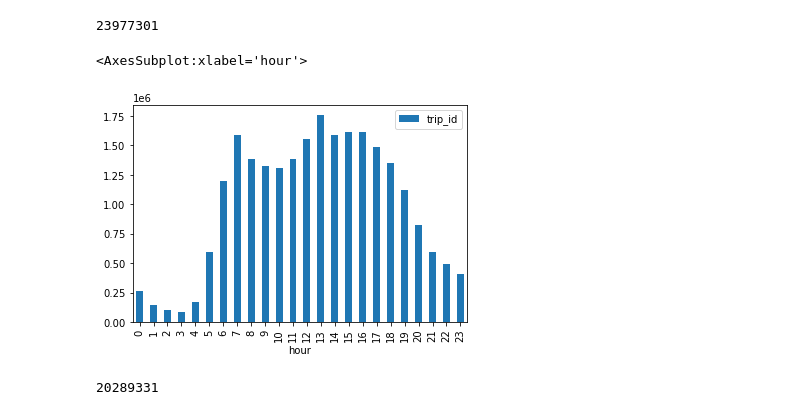
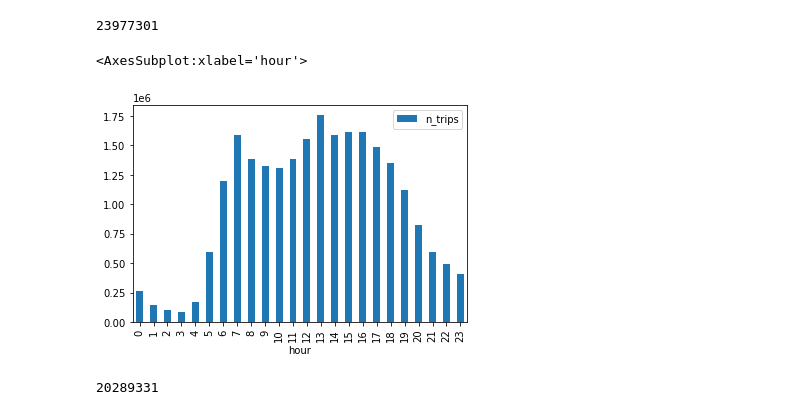
Before and after one commit to marlinarnz/quetzal_germany, a Jupyter notebook: notebooks/prep14_bus.ipynb, the cells around one changed output. Saved outputs shown, nothing was run; the diff lists cells and outputs as text; code cells hidden in the pictures.

Commit message:
created new frequencies table for universal time choice of PT graph

```diff
--- a/notebooks/prep14_bus.ipynb
+++ b/notebooks/prep14_bus.ipynb
@@ -101,15 +101,16 @@ len(trips)
 # Get the start hour
 trips['hour'] = trips['arrival_time'].apply(lambda s: s.split(':')[0]).astype(int)
 # Correct overnight trip's hours
-trips.loc[trips['hour']>=24, 'hour'] = trips.loc[trips['hour']>=24, 'hour'] - 24
+trips.loc[trips['hour']>=24, 'hour'] -= 24
 # %%
 # Get stop frequencies for each hour
-frequencies = trips.groupby(['hour', 'stop_id']).agg({'trip_id': 'count'})
+frequencies = trips.groupby(['hour', 'stop_id', 'trip_id']
+                           )['trip_id'].count().rename('n_trips').reset_index()
 # %%
-frequencies.reset_index().groupby('hour').agg({'trip_id':'sum'}).plot.bar()
+frequencies.reset_index().groupby('hour').agg({'n_trips':'sum'}).plot.bar()
 # %% [output]
 <AxesSubplot:xlabel='hour'>
-[figure, old version]
+[figure, new version]
 # %%
 # Restrict feeds to core hours
 trips = trips.loc[(trips['hour'] >= 6) & (trips['hour'] <= 19)]
```
Also changed, not shown: parts of 29 cells of this notebook, 2 other files.
